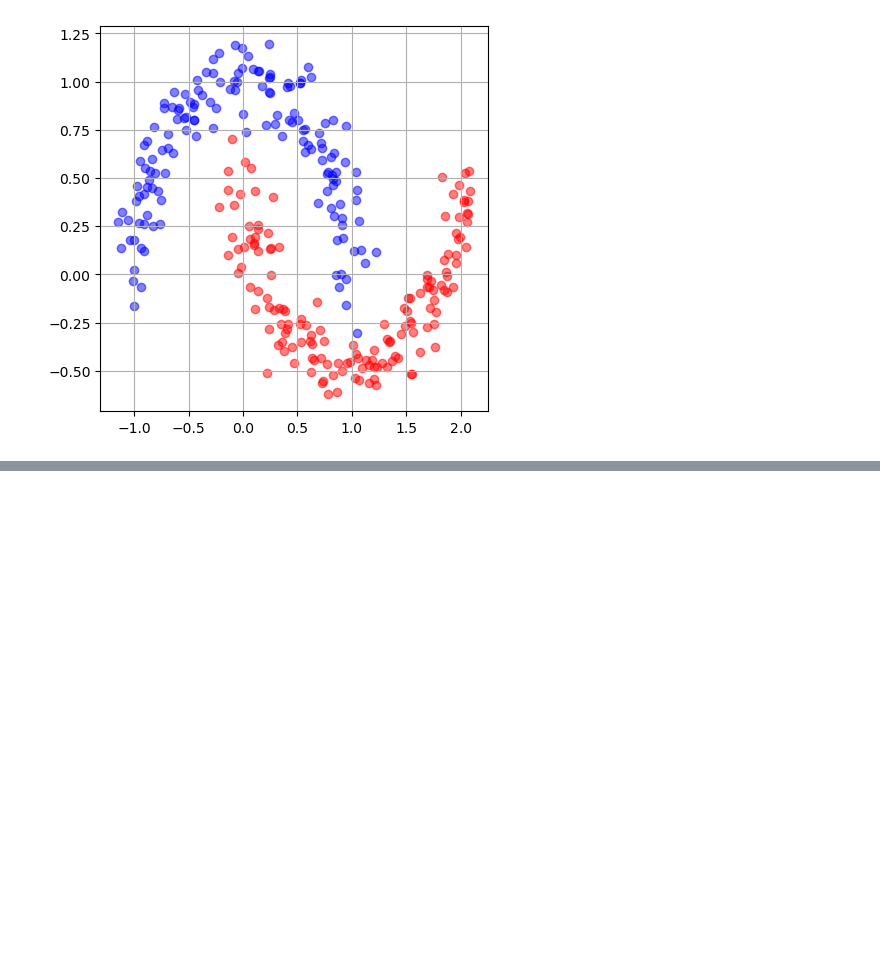
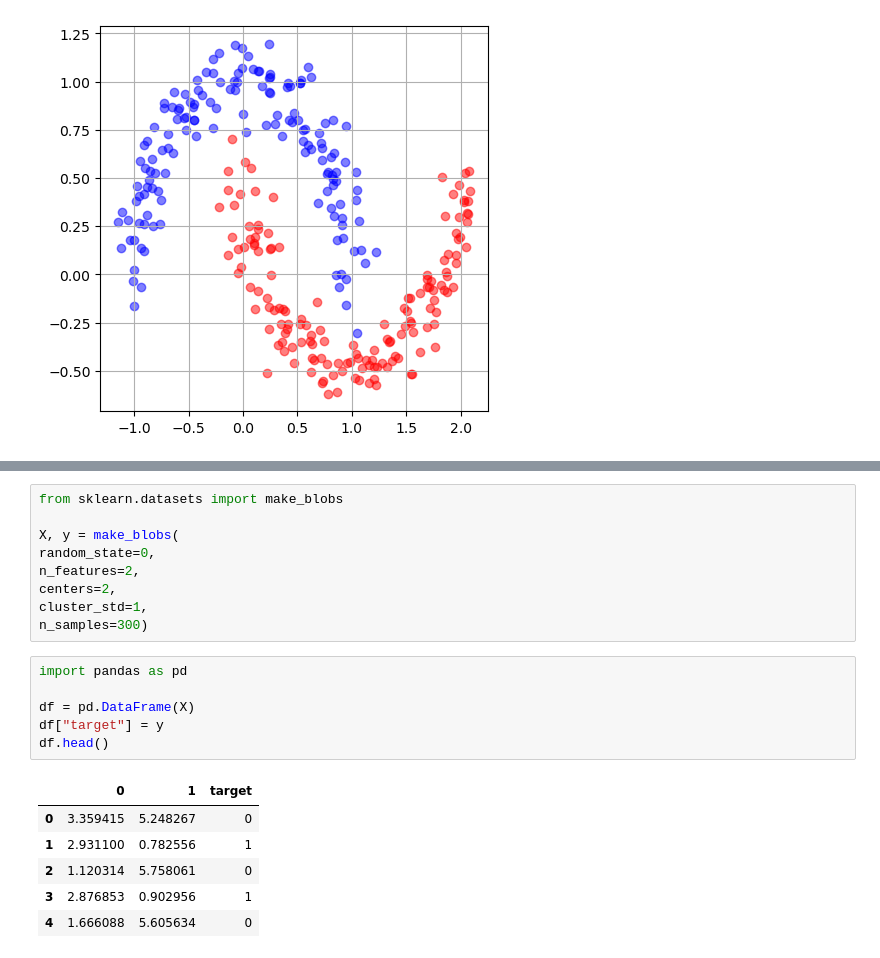
Before and after one commit to jiruneko/machine_learning_3years, a Jupyter notebook: main.ipynb, the cells around one changed output, grey strips where cells are left out. Drawn from its saved outputs; the diff is of its cells as text; blank space fills up the shorter version.

```diff
--- a/main.ipynb
+++ b/main.ipynb
@@ -347,0 +348,22 @@ plt.show()
+# %%
+from sklearn.datasets import make_blobs
+
+X, y = make_blobs(
+random_state=0,
+n_features=2,
+centers=2,
+cluster_std=1,
+n_samples=300)
+# %%
+import pandas as pd
+
+df = pd.DataFrame(X)
+df["target"] = y
+df.head()
+# %% [output]
+|  | 0 | 1 | target |
+| 0 | 3.359415 | 5.248267 | 0 |
+| 1 | 2.931100 | 0.782556 | 1 |
+| 2 | 1.120314 | 5.758061 | 0 |
+| 3 | 2.876853 | 0.902956 | 1 |
+| 4 | 1.666088 | 5.605634 | 0 |
```
Also changed, not shown: parts of 10 cells of this notebook, 3 other files.
